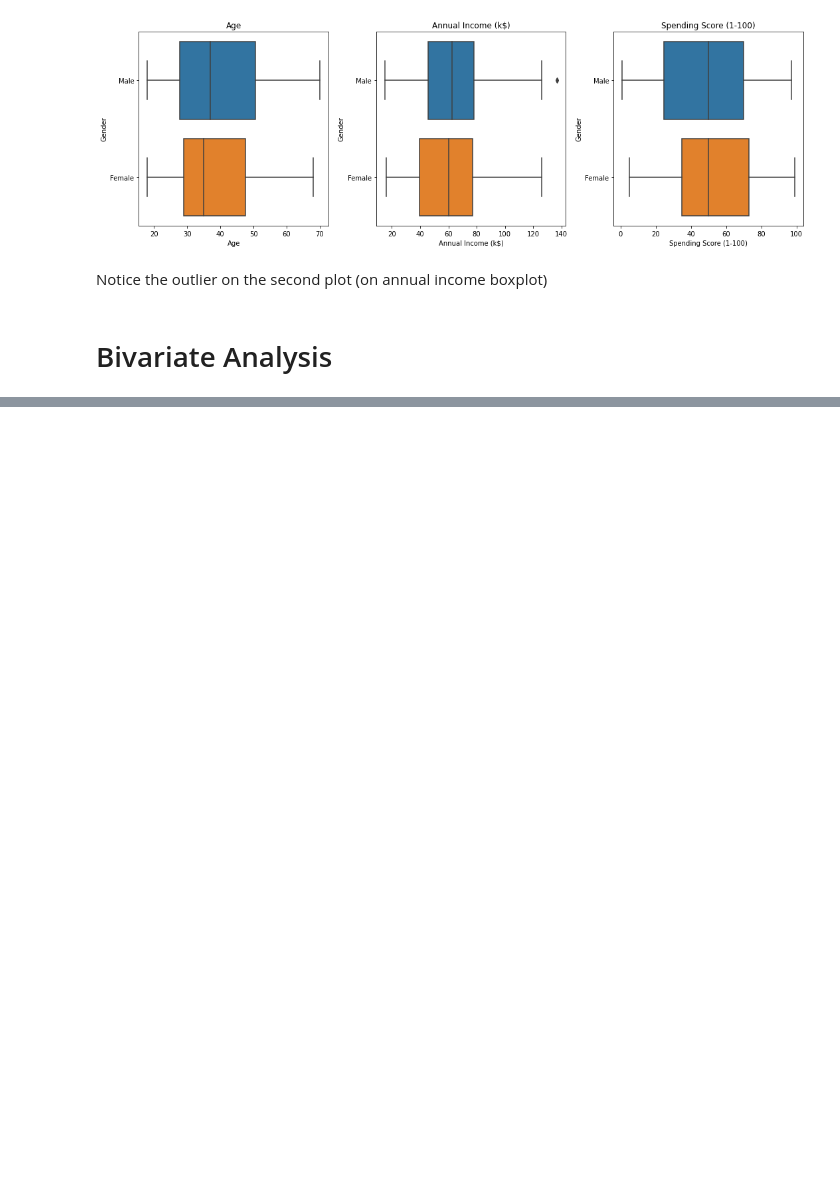
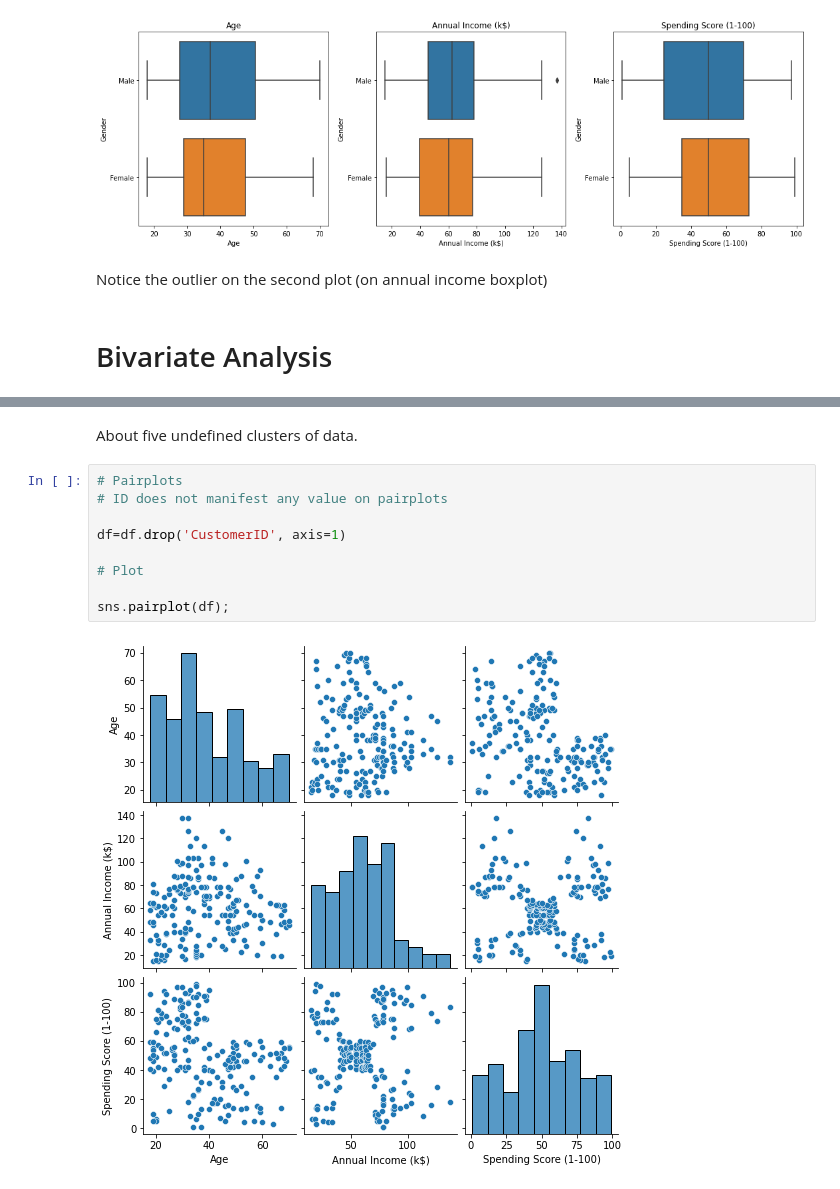
Before and after one commit to Limookiplimo/CusSeg, a Jupyter notebook: Segmentation.ipynb, the cells around one changed output, grey strips where cells are left out. Cells and saved outputs as stored; diff of their text form; blank space fills up the shorter version.

Commit message:
clustering

```diff
--- a/Segmentation.ipynb
+++ b/Segmentation.ipynb
@@ -86,0 +102,13 @@ Notice the outlier on the second plot (on annual income boxplot)
+# %% [markdown]
+About five undefined clusters of data.
+# %%
+# Pairplots
+# ID does not manifest any value on pairplots
+
+df=df.drop('CustomerID', axis=1)
+
+# Plot
+
+sns.pairplot(df);
+# %% [output]
+[figure, added]
```
Also changed, not shown: parts of 8 cells of this notebook.
